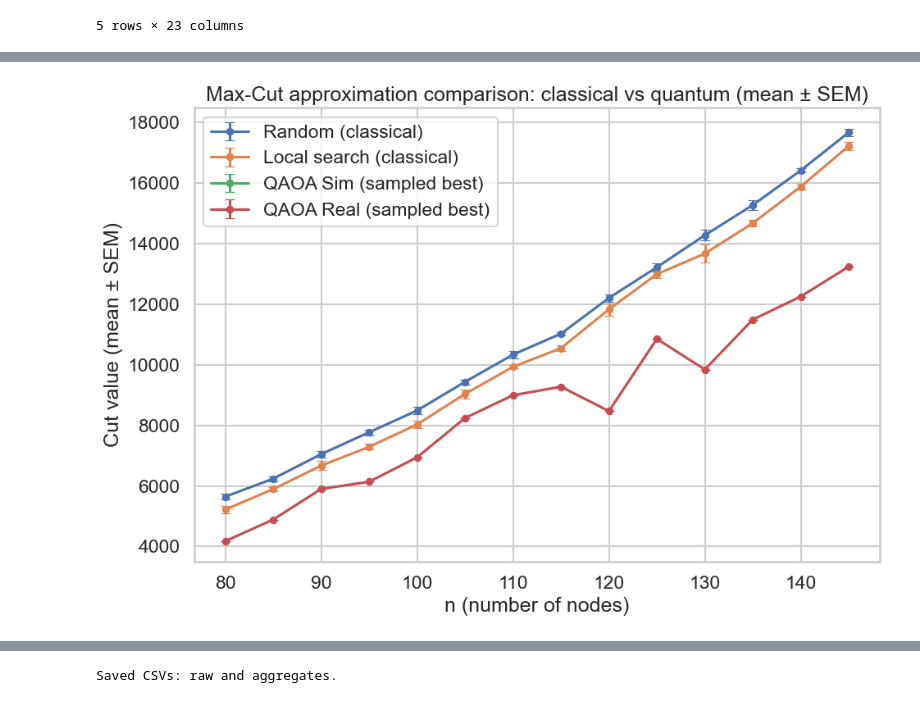
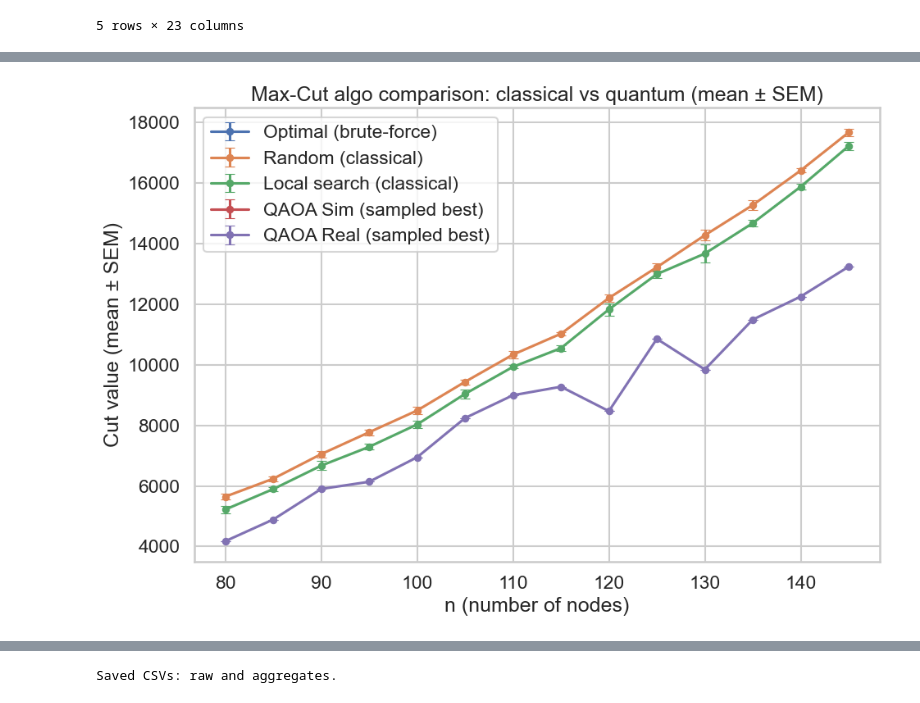
Before and after one commit to kaveh096/qc-hello-worlds, a Jupyter notebook: notebooks/maxcut_qaoa_experiment.ipynb, the cells around one changed output, grey strips where cells are left out. Drawn from its saved outputs; the diff is of its cells as text; code cells hidden in the pictures.

```diff
--- a/notebooks/maxcut_qaoa_experiment.ipynb
+++ b/notebooks/maxcut_qaoa_experiment.ipynb
@@ -105,7 +105,7 @@ def run_single_instance(n, run_qc, edge_prob=EDGE_PROB, weight_range=WEIGHT_RANG
         'qaoa_counts': None, 'qaoa_sim_time': None,
         'qaoa_total_time': None,
         'qaoa_shots': None,
-        'qc_job': None, 'qc_prep_time': None,
+        'qc_job': None, 'qc_prep_time': None, 'qc_run_time': None,
         'qc_best_cut': None, 'qc_total_time': None
     })
     if (n <= MAX_SIZE_FOR_AER):
@@ -207,13 +207,16 @@ for i, row in enumerate(rows):
         # Update the row dict
         # row['qc_counts'] = counts  # huge array, skip storing
         row['qc_best_cut'] = best_cut
+        row['qc_run_time'] = qc_run_time.total_seconds()
         row['qc_total_time'] = row['qc_prep_time'] + \
             qc_run_time.total_seconds()
         # Update the DataFrame as well
         df.at[i, 'qc_total_time'] = row['qc_total_time']
+        df.at[i, 'qc_run_time'] = row['qc_run_time']
         df.at[i, 'qc_best_cut'] = best_cut
     else:
         df.at[i, 'qc_best_cut'] = None
+        df.at[i, 'qc_run_time'] = None
         df.at[i, 'qc_total_time'] = None
 
 df.head()
@@ -267,6 +277,8 @@ def compute_aggregates(df):
         qaoa_total_time_std=("qaoa_total_time", "std"),
         qc_total_time_mean=("qc_total_time", "mean"),
         qc_total_time_std=("qc_total_time", "std"),
+        qc_run_time_mean=("qc_run_time", "mean"),
+        qc_run_time_std=("qc_run_time", "std"),
         opt_time_mean=("opt_time", "mean"),
         opt_time_std=("opt_time", "std"),
     ).reset_index()
@@ -284,6 +296,7 @@ def compute_aggregates(df):
         "local_time",
         "qaoa_total_time",
         "qc_total_time",
+        "qc_run_time",
         "opt_time",
     ]:
         std_col = f"{col_prefix}_std"
@@ -299,34 +312,32 @@ agg_df = compute_aggregates(df)
 # %%
 # Cut value plots with error bars using precomputed std columns
 def plot_cut_values(agg_df):
     plt.figure(figsize=(10, 7))
 
     def errplot(x, y, yerr, label, **kwargs):
-        # Use a smaller marker size and thin edge for clarity
         plt.errorbar(x, y, yerr=yerr, fmt='-o', markersize=6, markeredgewidth=0.8,
                      capsize=4, label=label, **kwargs)
 
+    errplot(agg_df['n'], agg_df['opt_cut_mean'],
+            agg_df['opt_cut_sem'], 'Optimal (brute-force)')
     errplot(agg_df['n'], agg_df['rand_cut_mean'],
             agg_df['rand_cut_sem'], 'Random (classical)')
     errplot(agg_df['n'], agg_df['local_cut_mean'],
             agg_df['local_cut_sem'], 'Local search (classical)')
     errplot(agg_df['n'], agg_df['qaoa_best_cut_mean'],
             agg_df['qaoa_best_cut_sem'], 'QAOA Sim (sampled best)')
     errplot(agg_df['n'], agg_df['qc_best_cut_mean'],
             agg_df['qc_best_cut_sem'], 'QAOA Real (sampled best)')
-    if 'opt_cut_mean' in agg_df.columns and agg_df['opt_cut_mean'].notnull().any():
-        errplot(agg_df['n'], agg_df['opt_cut_mean'],
-                agg_df['opt_cut_sem'], 'Optimal (brute-force)')
 
     plt.xlabel('n (number of nodes)')
     plt.ylabel('Cut value (mean ± SEM)')
-    plt.title('Max-Cut approximation comparison: classical vs quantum (mean ± SEM)')
+    plt.title('Max-Cut algo comparison: classical vs quantum (mean ± SEM)')
     plt.legend()
     plt.grid(True)
     plt.tight_layout()
     plt.show()
 
 
 plot_cut_values(agg_df)
 # %% [output]
-[figure, old version]
+[figure, new version]
```
Also changed, not shown: parts of 3 cells of this notebook.
